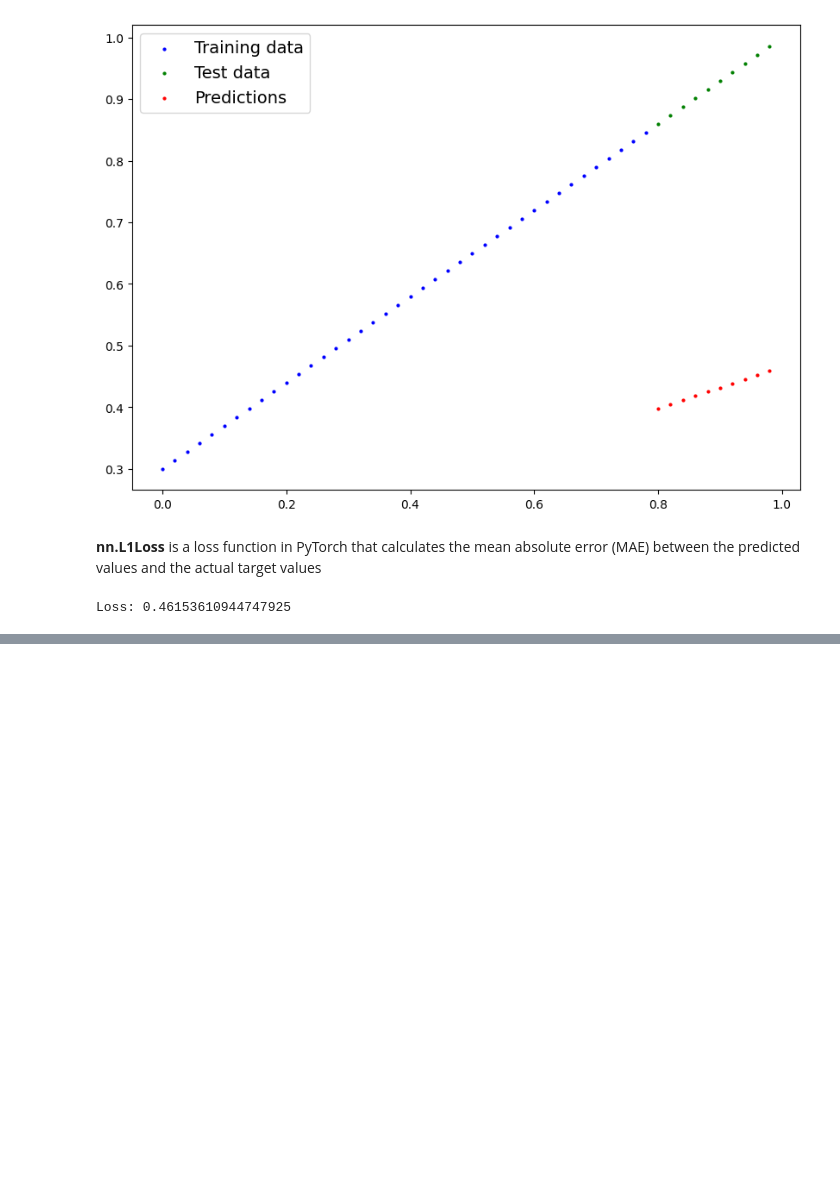
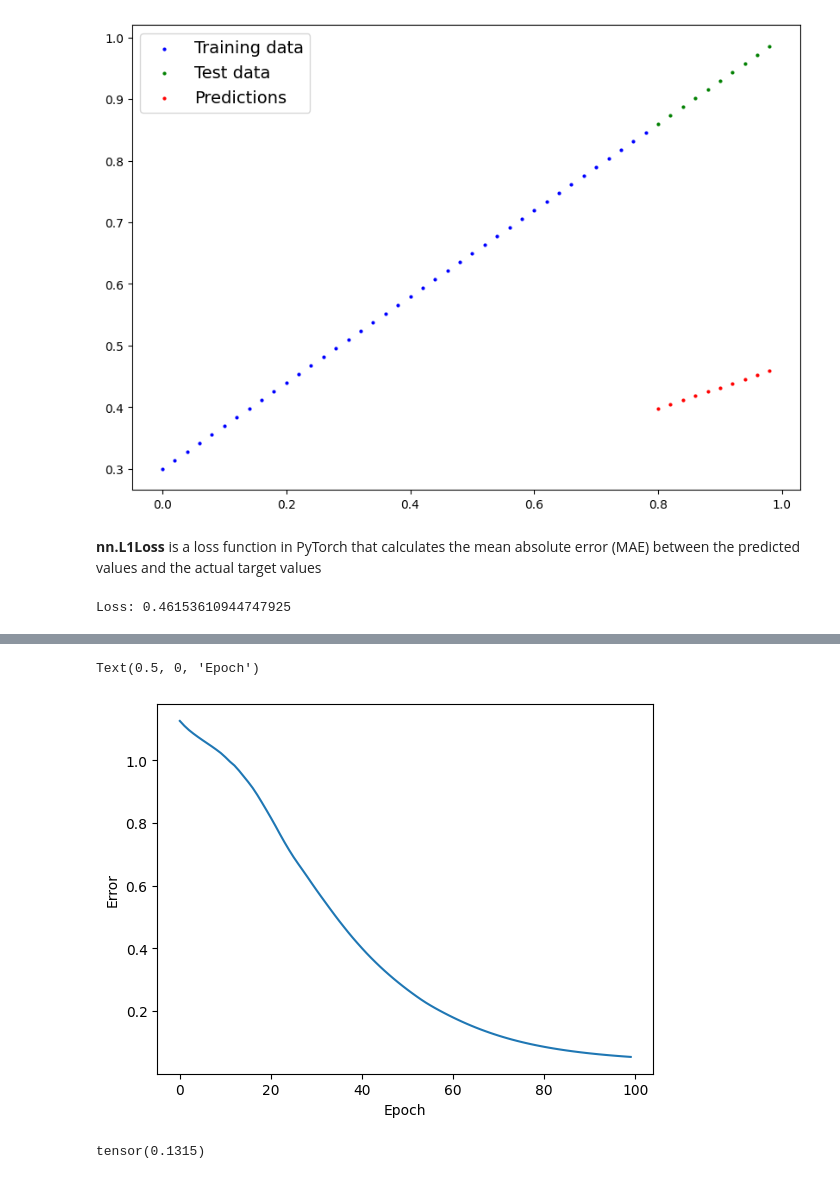
Before and after one commit to mmaazkhanhere/genai-learning-repo, a Jupyter notebook: deep-learning/deep_learning.ipynb, the cells around one changed output, grey strips where cells are left out. Drawn from its saved outputs; the diff is of its cells as text; code cells hidden in the pictures; blank space fills up the shorter version.

```diff
--- a/deep-learning/deep_learning.ipynb
+++ b/deep-learning/deep_learning.ipynb
@@ -1079,0 +1344,39 @@ Loss: 0.46153610944747925
+# %%
+# converting y labels to tensor
+
+y_train = torch.LongTensor(y_train)
+y_test = torch.LongTensor(y_test)
+# %%
+# set the criterion of model to measure the error, how far off the predictions
+# are from the data
+
+criterion = nn.CrossEntropyLoss()
+# %%
+# choose optimizer and learning rate (lr)
+# lower the learning rate is, the longer it will take to train
+optimizer = torch.optim.Adam(model.parameters(), lr = 0.01)
+# %%
+# train out model
+# set epoch (one run thru all the training data in our network)
+
+epochs = 100
+losses = [] # to keep track of error of model
+
+for i in range(epochs):
+  # go forward and get predictions
+  y_pred = model.forward(X_train) #get predicted results
+
+  # measure the loss/error which will be high at first
+  loss = criterion(y_pred, y_train) #predicted values vs the y_train
+
+  # keeping track of losses
+  losses.append(loss.detach().numpy())
+
+  # print every ten epochs
+  if i%10 == 0:
+    print(f"Epoch: {i} and loss is {loss}")
+
+  # doing backpropagation
+  optimizer.zero_grad()
+  loss.backward()
+  optimizer.step()
@@ -1079,0 +1394,16 @@ Loss: 0.46153610944747925
+# %%
+plt.plot(range(epochs), losses)
+plt.ylabel('Error')
+plt.xlabel('Epoch')
+# %% [output]
+Text(0.5, 0, 'Epoch')
+[figure, added]
+# %%
+# evaluate model on test data set
+with torch.no_grad(): # turns off back propagation
+  y_eval = model.forward(X_test)
+  loss = criterion(y_eval, y_test)
+
+loss
+# %% [output]
+tensor(0.1315)
```
Also changed, not shown: parts of 69 cells of this notebook.
